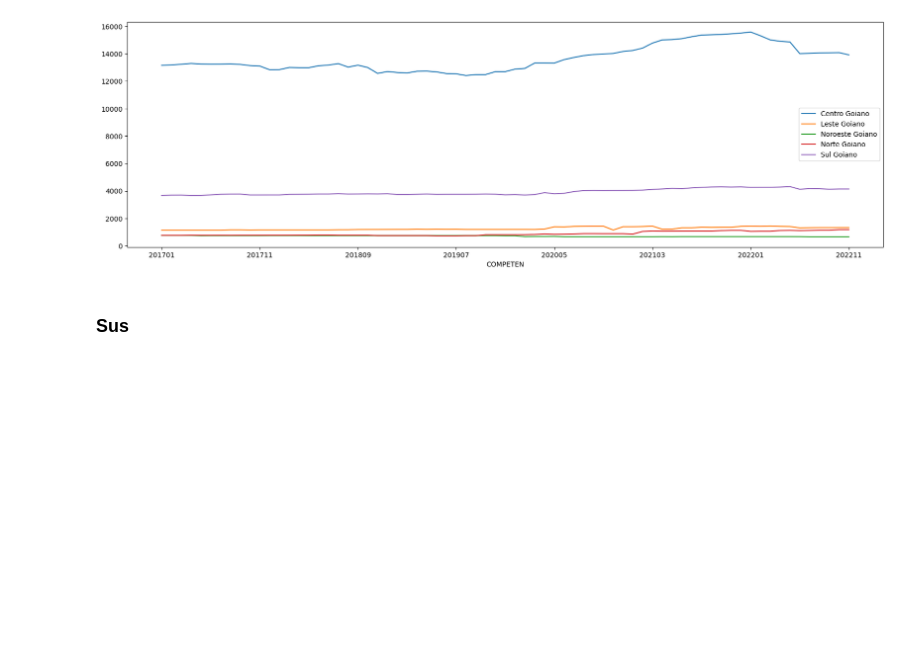
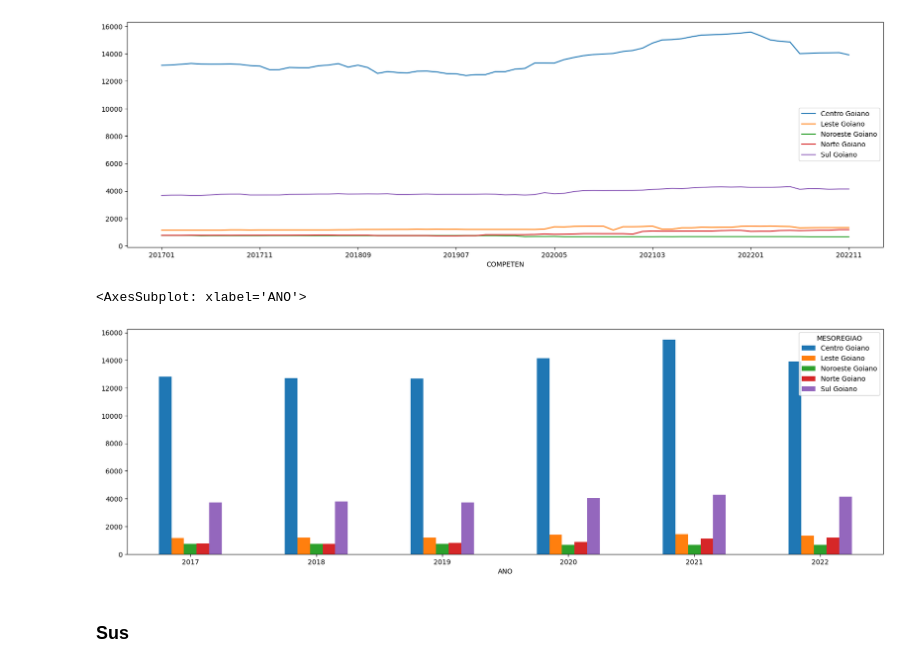
Before and after one commit to brunoconterato/go-capacidade-hospitalar, a Jupyter notebook: eda.ipynb, the cells around one changed output. Saved outputs shown, nothing was run; the diff lists cells and outputs as text; code cells hidden in the pictures; blank space fills up the shorter version.

```diff
--- a/eda.ipynb
+++ b/eda.ipynb
@@ -307,6 +307,13 @@ data_ultimo_mes_por_meso = data.groupby(["COMPETEN", "MESOREGIAO", "ANO", "MES"]
 data_ultimo_mes_por_meso = filter_last_month_of_year(data_ultimo_mes_por_meso)
 # %%
 px.bar(data_ultimo_mes_por_meso, x="ANO", y="QT_EXIST", color="MESOREGIAO", title="Quantidade de leitos totais por mesoregião no final de cada ano", barmode="group")
+# %%
+# data_for_bars = data_ultimo_mes_por_meso.groupby(["ANO", "MESOREGIAO"]).sum()[["QT_EXIST", "QT_SUS"]].reset_index()
+data_for_bars = data_ultimo_mes_por_meso.pivot(index="ANO", columns="MESOREGIAO", values="QT_EXIST")
+data_for_bars.plot(kind="bar", figsize=(20, 6), rot=0)
+# %% [output]
+<AxesSubplot: xlabel='ANO'>
+[figure, added]
 # %% [markdown]
 ### Sus
 # %%
```
